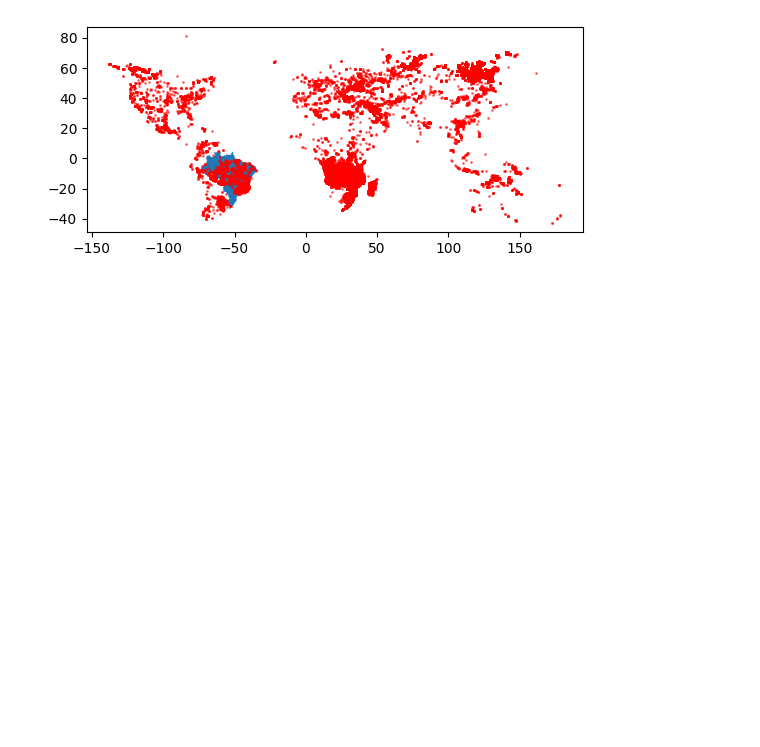
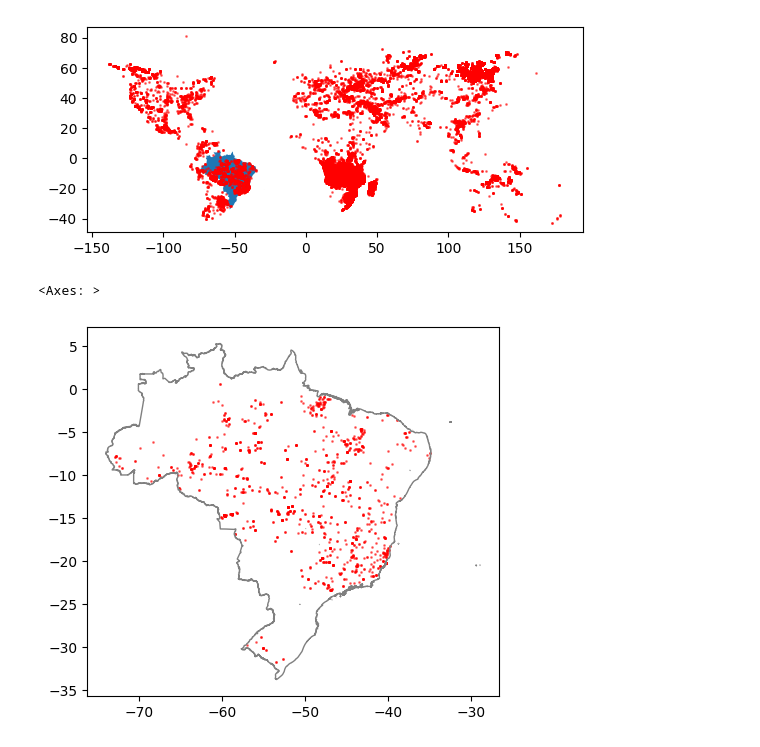
Before and after one commit to leohoinaski/ENS410064, a Jupyter notebook: 2024/notebooks/Aula05.ipynb, the cells around one changed output. Cells and saved outputs as stored; diff of their text form; code cells hidden in the pictures; blank space fills up the shorter version.

```diff
--- a/2024/notebooks/Aula05.ipynb
+++ b/2024/notebooks/Aula05.ipynb
@@ -161,3 +161,10 @@ gdf.plot(ax=ax,color='red',alpha=0.5,markersize=1)
 # %% [output]
 <Axes: >
 [figure]
+# %%
+# Recortando dados dentro do Brasil
+
+finnBR = gdf.clip(shapeBR.to_crs('EPSG:4326'))
+# %% [output]
+<Axes: >
+[figure, added]
```
Also changed, not shown: parts of 5 cells of this notebook.
